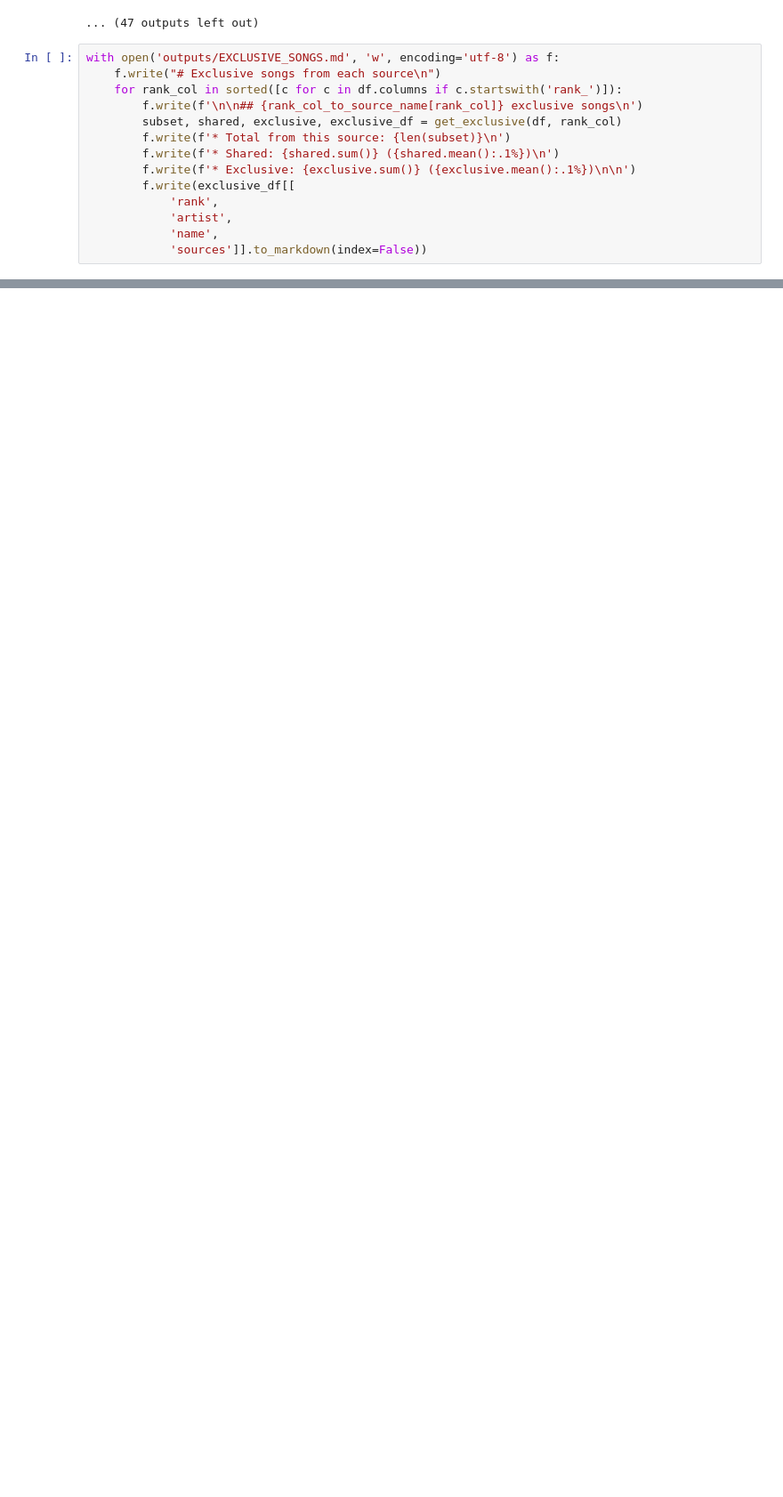
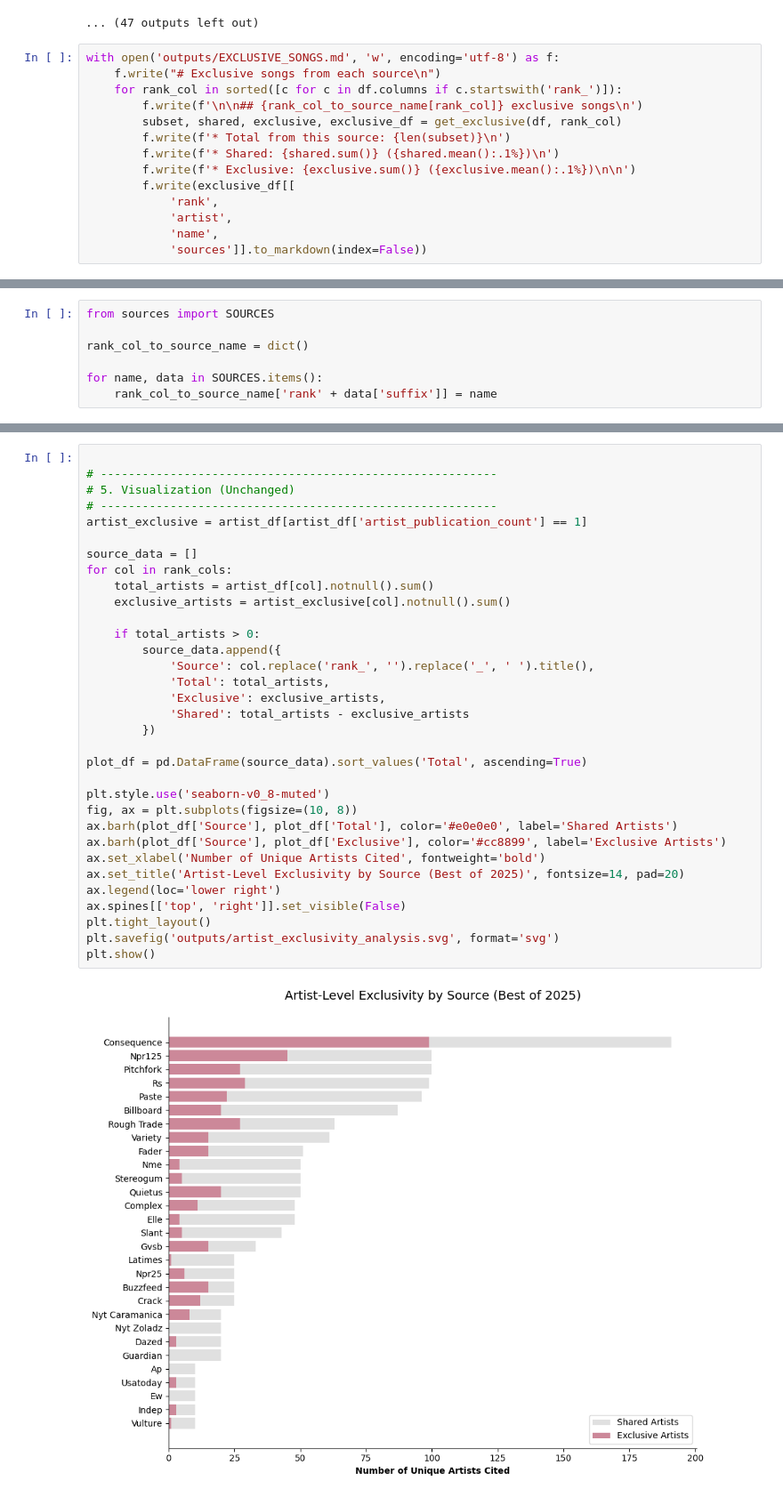
Before and after one commit to eandx1/consensus-best-songs-2025, a Jupyter notebook: python/notebooks/best_songs_merge.ipynb, the cells around one changed output, grey strips where cells are left out. Shown at 89% size. Cells and saved outputs as stored; diff of their text form; blank space fills up the shorter version.

Commit message:
Add some extra artist level graphs and tables.

```diff
--- a/python/notebooks/best_songs_merge.ipynb
+++ b/python/notebooks/best_songs_merge.ipynb
@@ -8468,0 +8528,7 @@ with open('outputs/EXCLUSIVE_SONGS.md', 'w', encoding='utf-8') as f:
+# %%
+from sources import SOURCES
+
+rank_col_to_source_name = dict()
+
+for name, data in SOURCES.items():
+    rank_col_to_source_name['rank' + data['suffix']] = name
@@ -8468,0 +8635,35 @@ with open('outputs/EXCLUSIVE_SONGS.md', 'w', encoding='utf-8') as f:
+# %%
+
+# ---------------------------------------------------------
+# 5. Visualization (Unchanged)
+# ---------------------------------------------------------
+artist_exclusive = artist_df[artist_df['artist_publication_count'] == 1]
+
+source_data = []
+for col in rank_cols:
+    total_artists = artist_df[col].notnull().sum()
+    exclusive_artists = artist_exclusive[col].notnull().sum()
+
+    if total_artists > 0:
+        source_data.append({
+            'Source': col.replace('rank_', '').replace('_', ' ').title(),
+            'Total': total_artists,
+            'Exclusive': exclusive_artists,
+            'Shared': total_artists - exclusive_artists
+        })
+
+plot_df = pd.DataFrame(source_data).sort_values('Total', ascending=True)
+
+plt.style.use('seaborn-v0_8-muted')
+fig, ax = plt.subplots(figsize=(10, 8))
+ax.barh(plot_df['Source'], plot_df['Total'], color='#e0e0e0', label='Shared Artists')
+ax.barh(plot_df['Source'], plot_df['Exclusive'], color='#cc8899', label='Exclusive Artists')
+ax.set_xlabel('Number of Unique Artists Cited', fontweight='bold')
+ax.set_title('Artist-Level Exclusivity by Source (Best of 2025)', fontsize=14, pad=20)
+ax.legend(loc='lower right')
+ax.spines[['top', 'right']].set_visible(False)
+plt.tight_layout()
+plt.savefig('outputs/artist_exclusivity_analysis.svg', format='svg')
+plt.show()
+# %% [output]
+[figure, added]
```
Also changed, not shown: parts of 12 cells of this notebook, 4 other files.
